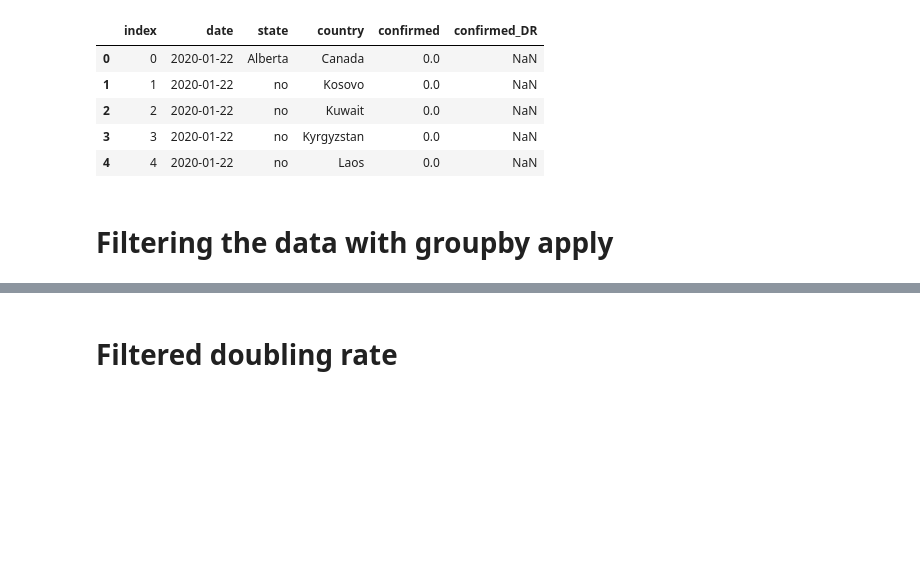
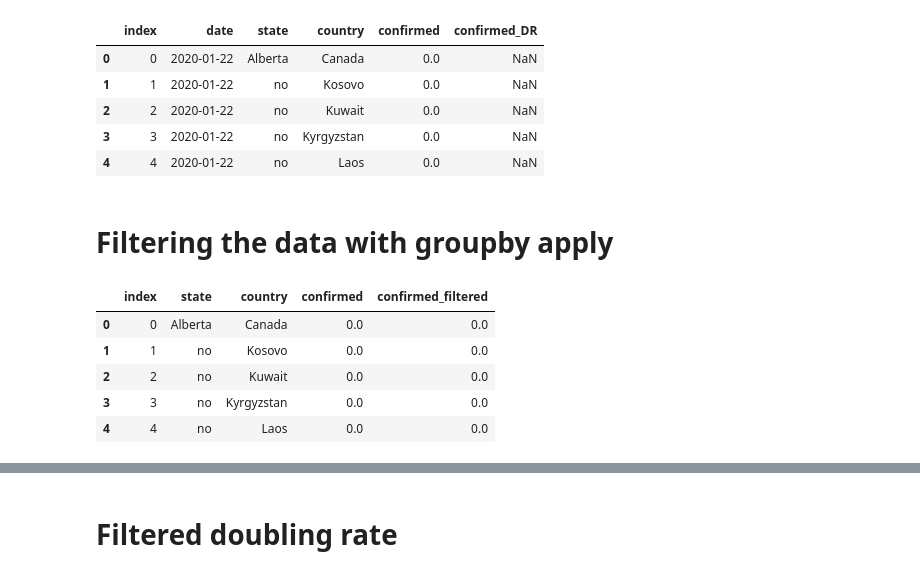
Before and after one commit to MohiniNdn/ads_covid19, a Jupyter notebook: notebooks/Data Preparation Large File-V1.1.ipynb, the cells around one changed output, grey strips where cells are left out. Drawn from its saved outputs; the diff is of its cells as text; code cells hidden in the pictures; blank space fills up the shorter version.

```diff
--- a/notebooks/Data Preparation Large File-V1.1.ipynb
+++ b/notebooks/Data Preparation Large File-V1.1.ipynb
@@ -455,6 +339,15 @@ def savgol_filter(df_input,column='confirmed',window=5):
     return df_result
 # %%
 pd_filtered_result=pd_JH_data[['state','country','confirmed']].groupby(['state','country']).apply(savgol_filter).reset_index()
+# %%
+pd_filtered_result.head()
+# %% [output]
+|  | index | state | country | confirmed | confirmed_filtered |
+| 0 | 0 | Alberta | Canada | 0.0 | 0.0 |
+| 1 | 1 | no | Kosovo | 0.0 | 0.0 |
+| 2 | 2 | no | Kuwait | 0.0 | 0.0 |
+| 3 | 3 | no | Kyrgyzstan | 0.0 | 0.0 |
+| 4 | 4 | no | Laos | 0.0 | 0.0 |
 # %%
 pd_result_larg=pd.merge(pd_result_larg,pd_filtered_result[['index','confirmed_filtered']],on=['index'],how='left')
 pd_result_larg.head()
```
Also changed, not shown: parts of 40 cells of this notebook, 2 other files.
